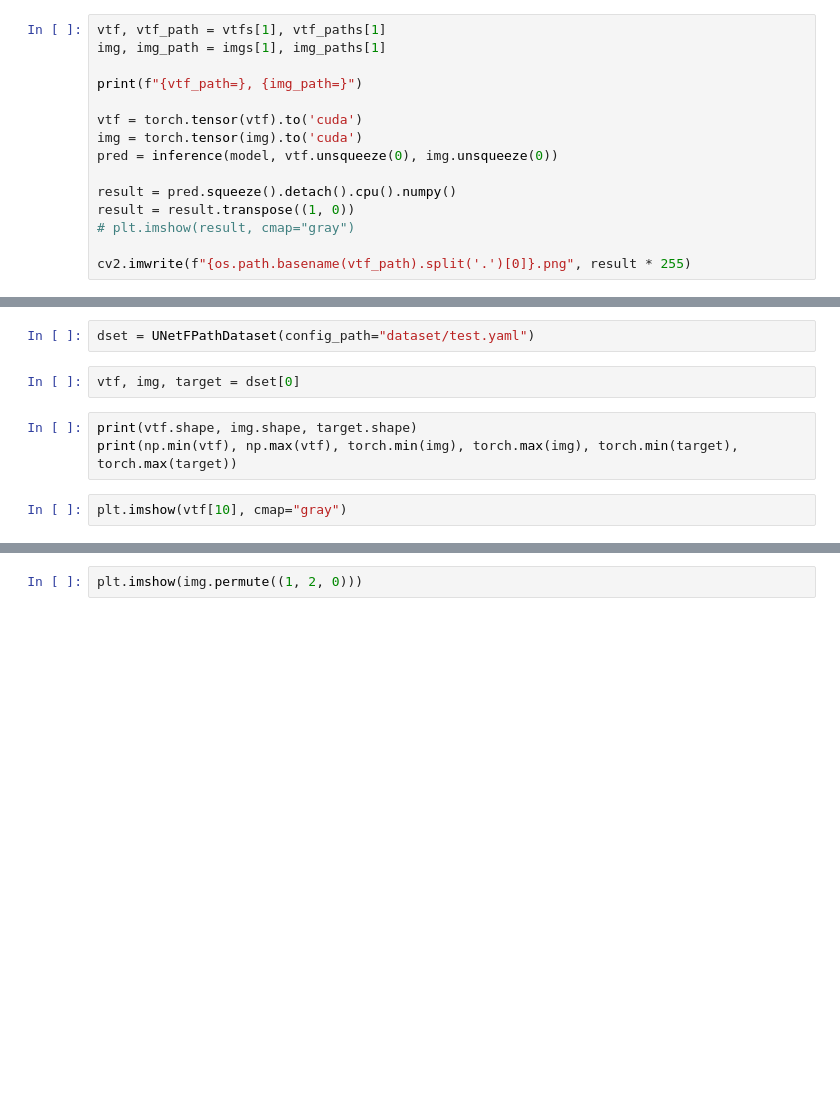
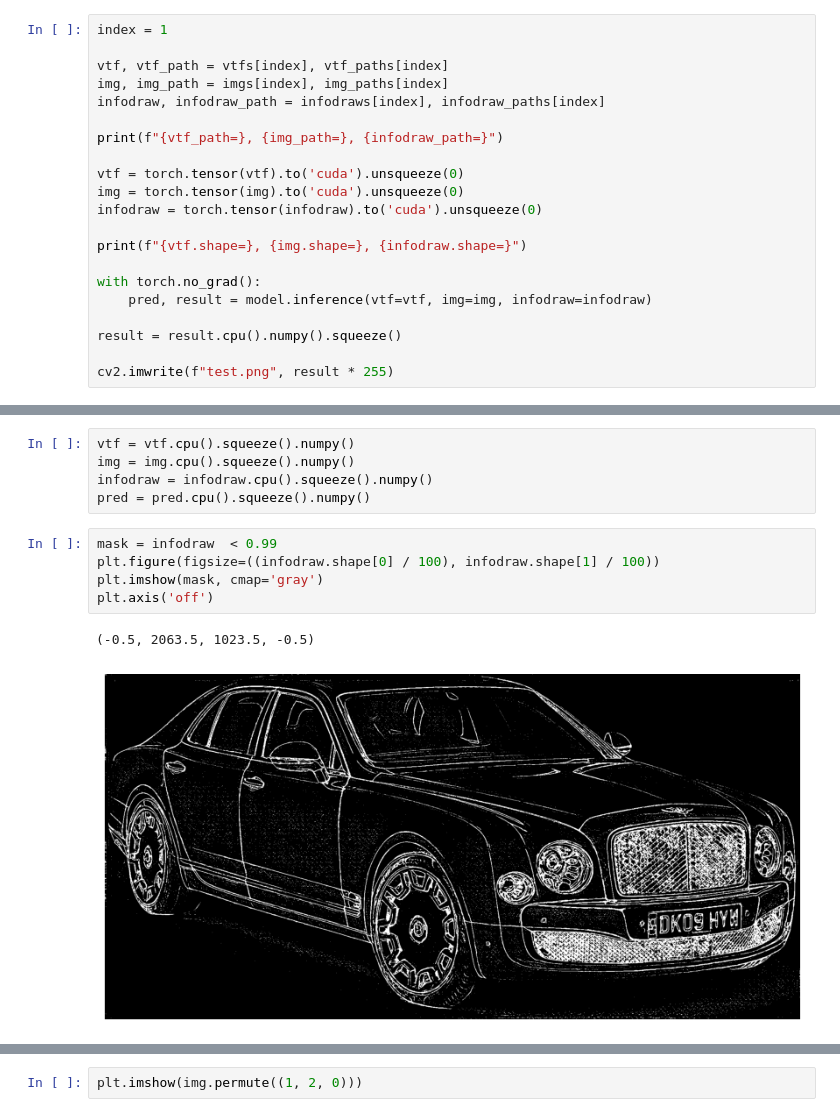
Before and after one commit to comeeasy/VTFSketch, a Jupyter notebook: test.ipynb, the cells around one changed output, grey strips where cells are left out. Drawn from its saved outputs; the diff is of its cells as text; blank space fills up the shorter version.

```diff
--- a/test.ipynb
+++ b/test.ipynb
@@ -31,17 +35,23 @@ model.load_state_dict(torch.load(weight_path))
 model = model.to("cuda")
 model = model.eval()
 # %%
-vtf, vtf_path = vtfs[1], vtf_paths[1]
-img, img_path = imgs[1], img_paths[1]
+index = 1
 
-print(f"{vtf_path=}, {img_path=}")
+vtf, vtf_path = vtfs[index], vtf_paths[index]
+img, img_path = imgs[index], img_paths[index]
+infodraw, infodraw_path = infodraws[index], infodraw_paths[index]
 
-vtf = torch.tensor(vtf).to('cuda')
-img = torch.tensor(img).to('cuda')
-pred = inference(model, vtf.unsqueeze(0), img.unsqueeze(0))
+print(f"{vtf_path=}, {img_path=}, {infodraw_path=}")
 
-result = pred.squeeze().detach().cpu().numpy()
-result = result.transpose((1, 0))
-# plt.imshow(result, cmap="gray")
+vtf = torch.tensor(vtf).to('cuda').unsqueeze(0)
+img = torch.tensor(img).to('cuda').unsqueeze(0)
+infodraw = torch.tensor(infodraw).to('cuda').unsqueeze(0)
 
-cv2.imwrite(f"{os.path.basename(vtf_path).split('.')[0]}.png", result * 255)
+print(f"{vtf.shape=}, {img.shape=}, {infodraw.shape=}")
+
+with torch.no_grad():
+    pred, result = model.inference(vtf=vtf, img=img, infodraw=infodraw)
+
+result = result.cpu().numpy().squeeze()
+
+cv2.imwrite(f"test.png", result * 255)
@@ -56,9 +62,13 @@ import matplotlib.pyplot as plt
-# %%
-dset = UNetFPathDataset(config_path="dataset/test.yaml")
-# %%
-vtf, img, target = dset[0]
-# %%
-print(vtf.shape, img.shape, target.shape)
-print(np.min(vtf), np.max(vtf), torch.min(img), torch.max(img), torch.min(target), torch.max(target))
-# %%
-plt.imshow(vtf[10], cmap="gray")
+# %%
+vtf = vtf.cpu().squeeze().numpy()
+img = img.cpu().squeeze().numpy()
+infodraw = infodraw.cpu().squeeze().numpy()
+pred = pred.cpu().squeeze().numpy()
+# %%
+mask = infodraw  < 0.99
+plt.figure(figsize=((infodraw.shape[0] / 100), infodraw.shape[1] / 100))
+plt.imshow(mask, cmap='gray')
+plt.axis('off')
+# %% [output]
+(-0.5, 2063.5, 1023.5, -0.5)
+[figure, added]
```
Also changed, not shown: parts of 16 cells of this notebook, 2 other files.
